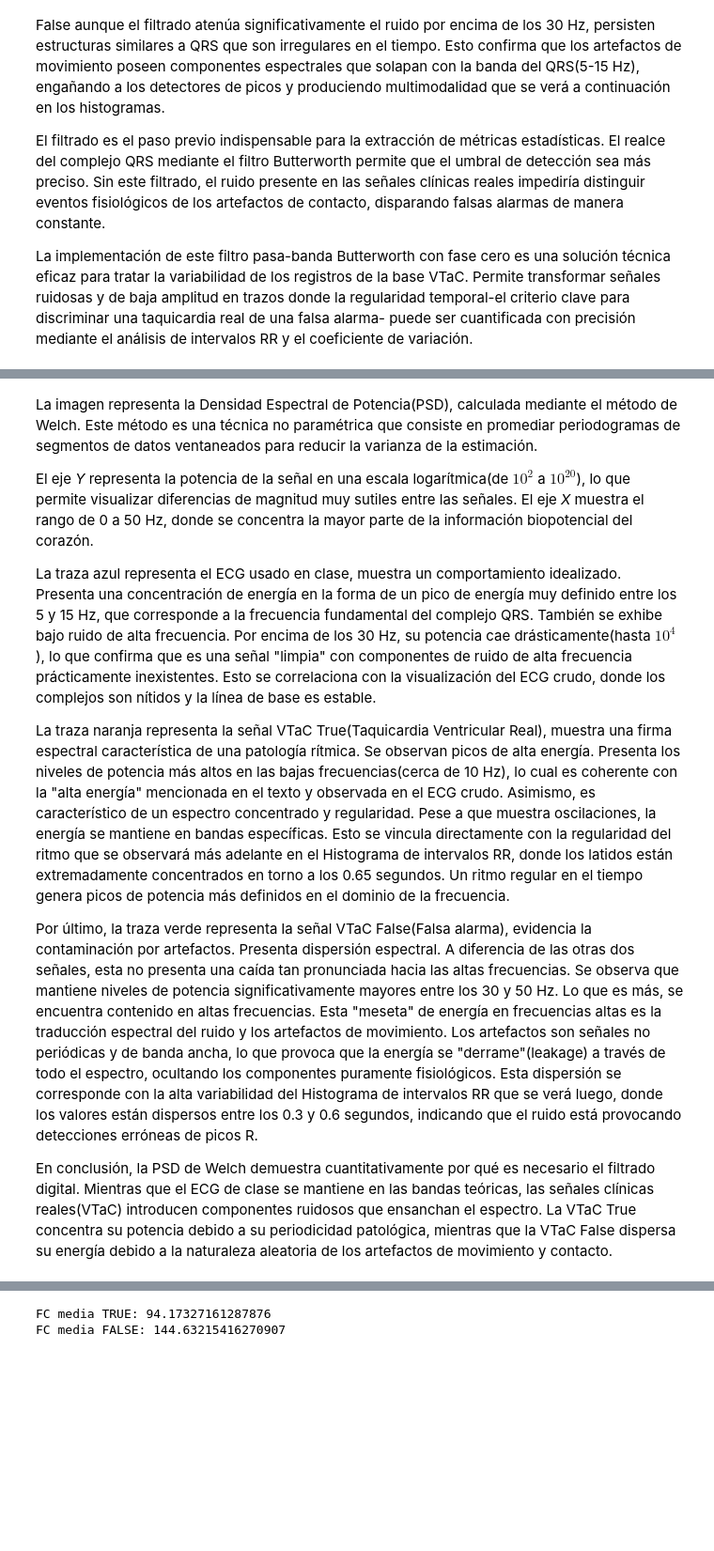
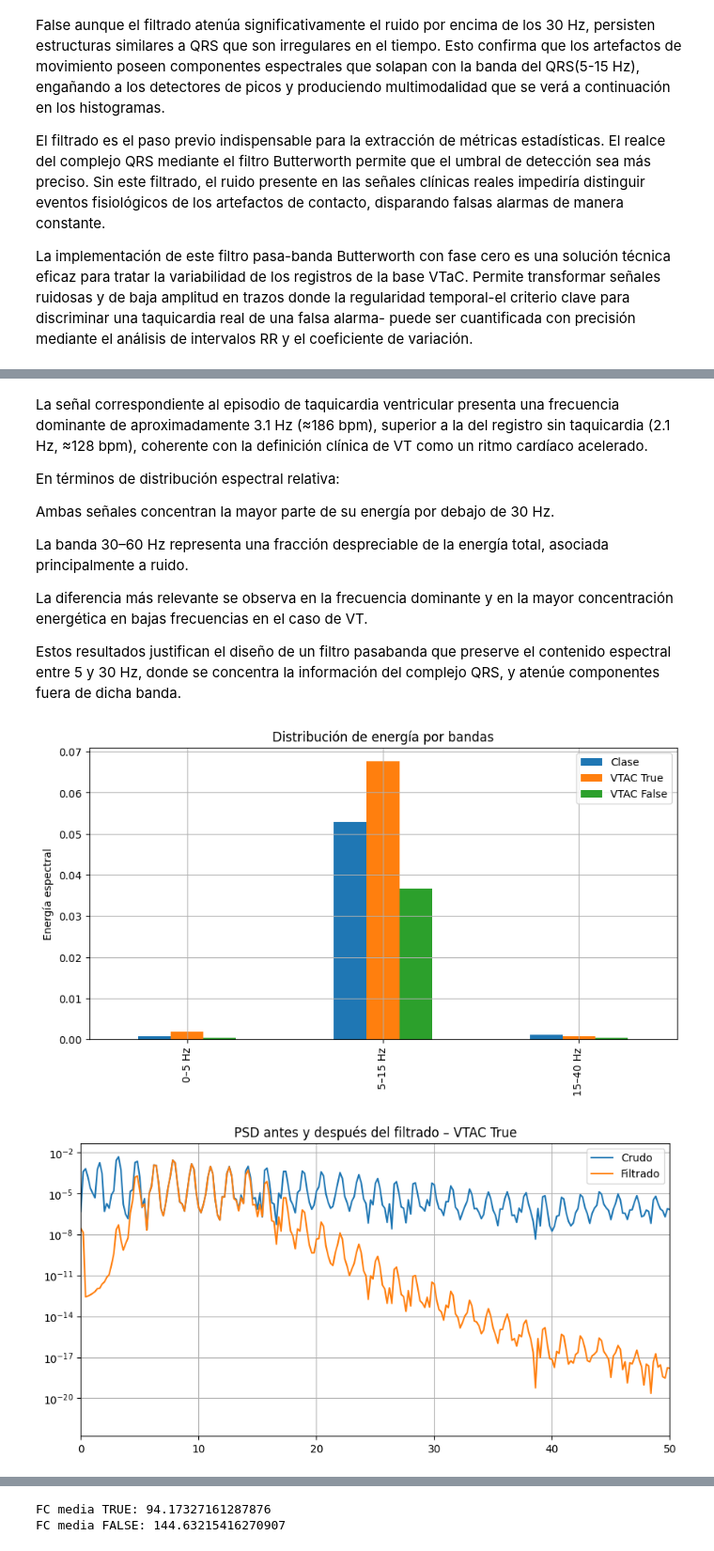
Before and after one commit to aguspaolini/aps-Paolini-Rosso, a Jupyter notebook: Trabajo Final.ipynb, the cells around one changed output, grey strips where cells are left out. Shown at 94% size. Saved outputs shown, nothing was run; the diff lists cells and outputs as text; code cells hidden in the pictures; blank space fills up the shorter version.

```diff
--- a/Trabajo Final.ipynb
+++ b/Trabajo Final.ipynb
@@ -170,12 +171,61 @@ plt.show()
 # %% [markdown]
-La imagen representa la Densidad Espectral de Potencia(PSD), calculada mediante el método de Welch. Este método es una técnica no paramétrica que consiste en promediar periodogramas de segmentos de datos ventaneados para reducir la varianza de la estimación.
+La señal correspondiente al episodio de taquicardia ventricular presenta una frecuencia dominante de aproximadamente 3.1 Hz (≈186 bpm), superior a la del registro sin taquicardia (2.1 Hz, ≈128 bpm), coherente con la definición clínica de VT como un ritmo cardíaco acelerado.
 
-El eje *Y* representa la potencia de la señal en una escala logarítmica(de $10^2$ a $10^{20}$), lo que permite visualizar diferencias de magnitud muy sutiles entre las señales. El eje *X* muestra el rango de 0 a 50 Hz, donde se concentra la mayor parte de la información biopotencial del corazón.
+En términos de distribución espectral relativa:
 
-La traza azul representa el ECG usado en clase, muestra un comportamiento idealizado. Presenta una concentración de energía en la forma de un pico de energía muy definido entre los 5 y 15 Hz, que corresponde a la frecuencia fundamental del complejo QRS. También se exhibe bajo ruido de alta frecuencia. Por encima de los 30 Hz, su potencia cae drásticamente(hasta $10^4$), lo que confirma que es una señal "limpia" con componentes de ruido de alta frecuencia prácticamente inexistentes. Esto se correlaciona con la visualización del ECG crudo, donde los complejos son nítidos y la línea de base es estable.
+Ambas señales concentran la mayor parte de su energía por debajo de 30 Hz.
 
-La traza naranja representa la señal VTaC True(Taquicardia Ventricular Real), muestra una firma espectral característica de una patología rítmica. Se observan picos de alta energía. Presenta los niveles de potencia más altos en las bajas frecuencias(cerca de 10 Hz), lo cual es coherente con la "alta energía" mencionada en el texto y observada en el ECG crudo. Asimismo, es característico de un espectro concentrado y regularidad. Pese a que muestra oscilaciones, la energía se mantiene en bandas específicas. Esto se vincula directamente con la regularidad del ritmo que se observará más adelante en el Histograma de intervalos RR, donde los latidos están extremadamente concentrados en torno a los 0.65 segundos. Un ritmo regular en el tiempo genera picos de potencia más definidos en el dominio de la frecuencia.
+La banda 30–60 Hz representa una fracción despreciable de la energía total, asociada principalmente a ruido.
 
-Por último, la traza verde representa la señal VTaC False(Falsa alarma), evidencia la contaminación por artefactos. Presenta dispersión espectral. A diferencia de las otras dos señales, esta no presenta una caída tan pronunciada hacia las altas frecuencias. Se observa que mantiene niveles de potencia significativamente mayores entre los 30 y 50 Hz. Lo que es más, se encuentra contenido en altas frecuencias. Esta "meseta" de energía en frecuencias altas es la traducción espectral del ruido y los artefactos de movimiento. Los artefactos son señales no periódicas y de banda ancha, lo que provoca que la energía se "derrame"(leakage) a través de todo el espectro, ocultando los componentes puramente fisiológicos. Esta dispersión se corresponde con la alta variabilidad del Histograma de intervalos RR que se verá luego, donde los valores están dispersos entre los 0.3 y 0.6 segundos, indicando que el ruido está provocando detecciones erróneas de picos R.
+La diferencia más relevante se observa en la frecuencia dominante y en la mayor concentración energética en bajas frecuencias en el caso de VT.
 
-En conclusión, la PSD de Welch demuestra cuantitativamente por qué es necesario el filtrado digital. Mientras que el ECG de clase se mantiene en las bandas teóricas, las señales clínicas reales(VTaC) introducen componentes ruidosos que ensanchan el espectro. La VTaC True concentra su potencia debido a su periodicidad patológica, mientras que la VTaC False dispersa su energía debido a la naturaleza aleatoria de los artefactos de movimiento y contacto.
+Estos resultados justifican el diseño de un filtro pasabanda que preserve el contenido espectral entre 5 y 30 Hz, donde se concentra la información del complejo QRS, y atenúe componentes fuera de dicha banda.
+# %%
+bands = {
+    "0–5 Hz": (0, 5),
+    "5–15 Hz": (5, 15),
+    "15–40 Hz": (15, 40)
+}
+
+def energia_banda(f, psd, f_low, f_high):
+    idx = np.logical_and(f >= f_low, f <= f_high)
+    return np.trapezoid(psd[idx], f[idx])
+
+energia = {
+    "Clase": [],
+    "VTAC True": [],
+    "VTAC False": []
+}
+
+for label, (f, psd) in zip(
+    ["Clase", "VTAC True", "VTAC False"],
+    [(f_c, psd_c), (f_t, psd_t), (f_f, psd_f)]
+):
+    for band in bands.values():
+        energia[label].append(energia_banda(f, psd, *band))
+
+energia_df = pd.DataFrame(
+    energia,
+    index=bands.keys()
+)
+
+energia_df.plot(kind="bar", figsize=(10,5))
+plt.ylabel("Energía espectral")
+plt.title("Distribución de energía por bandas")
+plt.grid(True)
+plt.show()
+
+f_raw, psd_raw = sig.welch(ecg_true_seg, fs, nperseg=2048)
+f_filt, psd_filt = sig.welch(ecg_true_f, fs, nperseg=2048)
+
+plt.figure(figsize=(10,5))
+plt.semilogy(f_raw, psd_raw, label="Crudo")
+plt.semilogy(f_filt, psd_filt, label="Filtrado")
+plt.xlim(0, 50)
+plt.legend()
+plt.grid(True)
+plt.title("PSD antes y después del filtrado – VTAC True")
+plt.show()
+# %% [output]
+[figure, added]
+[figure, added]
```
Also changed, not shown: parts of 14 cells of this notebook, 2 other files.
